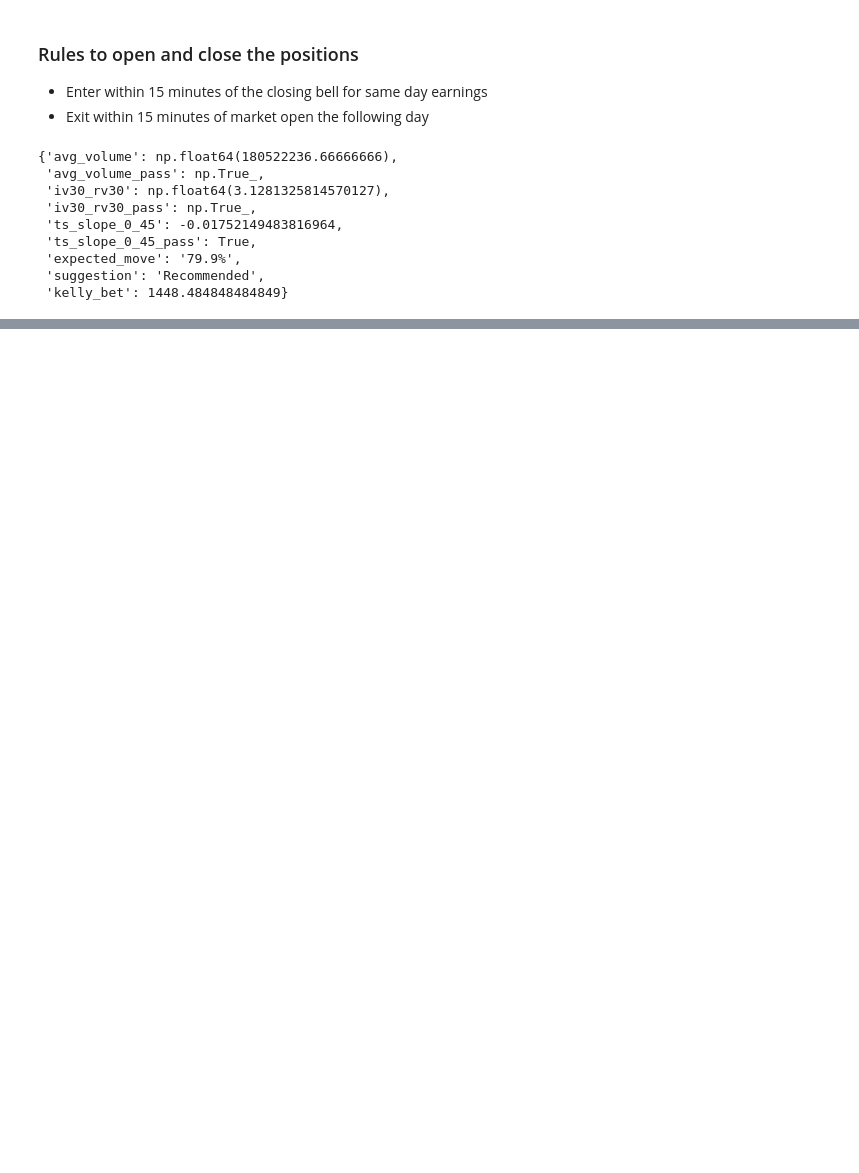
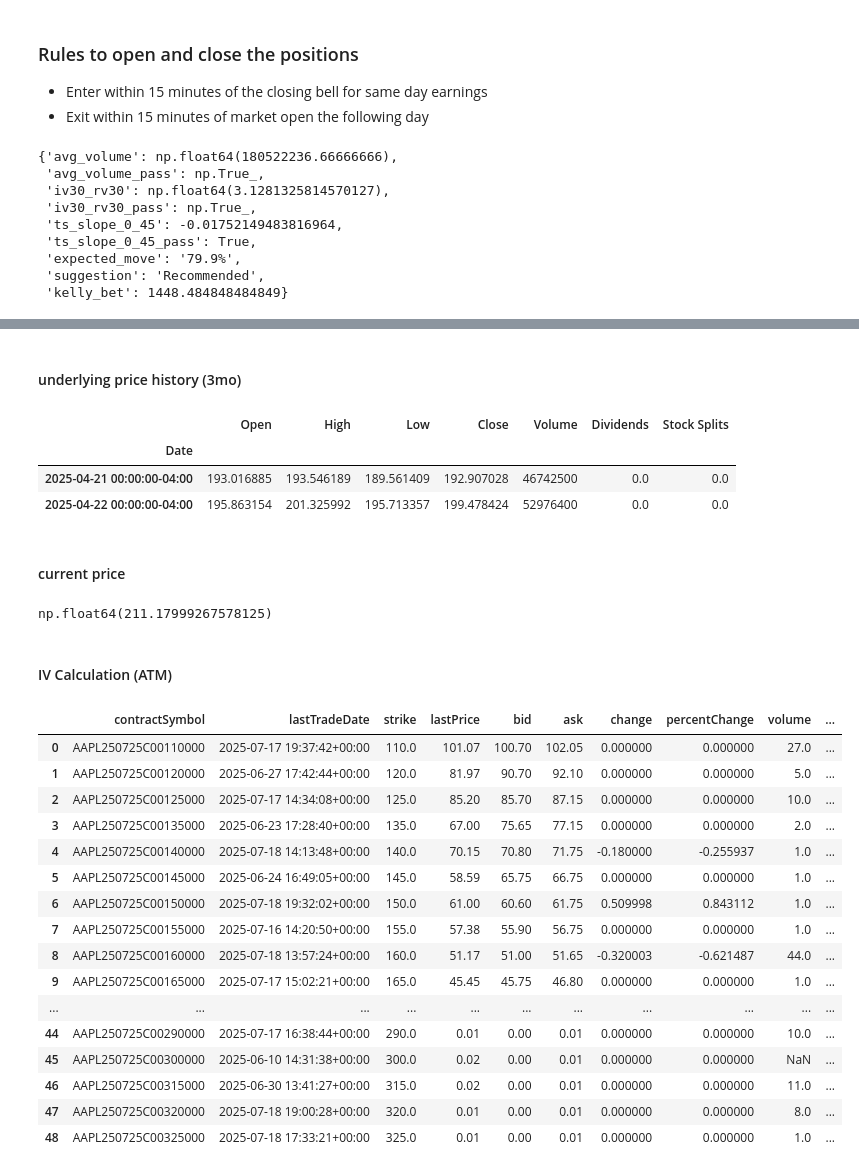
Before and after one commit to melgazar9/youtube-earnings-IV-crush-strategy, a Jupyter notebook: iv_crush_earnings_calculator.ipynb, the cells around one changed output, grey strips where cells are left out. Cells and saved outputs as stored; diff of their text form; code cells hidden in the pictures; blank space fills up the shorter version.

```diff
--- a/iv_crush_earnings_calculator.ipynb
+++ b/iv_crush_earnings_calculator.ipynb
@@ -312,0 +297,5 @@ compute_recommendation('NVDA')
+# %%
+ticker = "AAPL"
+min_avg_30d_volume=1500000
+min_iv30_rv30=2.0
+max_ts_slope_0_45=-0.0075
@@ -312,0 +304,13 @@ compute_recommendation('NVDA')
+# %%
+ticker = ticker.strip().upper()
+if not ticker:
+    raise "No stock symbol provided."
+
+try:
+    stock = yf.Ticker(ticker)
+    if len(stock.options) == 0:
+        raise KeyError()
+except KeyError:
+    raise f"Error: No options found for stock symbol '{ticker}'."
+
+stock
@@ -312,0 +321,8 @@ compute_recommendation('NVDA')
+# %%
+exp_dates = list(stock.options)
+print(f"orig: {exp_dates}")
+try:
+    exp_dates = filter_dates(exp_dates)
+    print(f"filtered: {exp_dates}")
+except:
+    raise "Error: Not enough option data."
@@ -312,0 +334,7 @@ compute_recommendation('NVDA')
+# %%
+%%time
+
+options_chains = {}
+for exp_date in exp_dates:
+    options_chains[exp_date] = stock.option_chain(exp_date)
+options_chains
@@ -312,0 +361,46 @@ compute_recommendation('NVDA')
+# %% [markdown]
+#### underlying price history (3mo)
+# %%
+df_price_history = stock.history(period='3mo')
+df_price_history = df_price_history.sort_index()
+df_price_history.head(2)
+# %% [output]
+|  | Open | High | Low | Close | Volume | Dividends | Stock Splits |
+| Date |  |  |  |  |  |  |  |
+| 2025-04-21 00:00:00-04:00 | 193.016885 | 193.546189 | 189.561409 | 192.907028 | 46742500 | 0.0 | 0.0 |
+| 2025-04-22 00:00:00-04:00 | 195.863154 | 201.325992 | 195.713357 | 199.478424 | 52976400 | 0.0 | 0.0 |
+# %% [markdown]
+#### current price
+# %%
+try:
+    underlying_price = get_current_price(df_price_history)
+    if underlying_price is None:
+        raise ValueError("No market price found.")
+except Exception:
+    raise "Error: Unable to retrieve underlying stock price."
+
+underlying_price
+# %% [output]
+np.float64(211.17999267578125)
+# %% [markdown]
+#### IV Calculation (ATM)
+# %%
+options_chains['2025-07-25'].calls
+# %% [output]
+|  | contractSymbol | lastTradeDate | strike | lastPrice | bid | ask | change | percentChange | volume | ... |
+| 0 | AAPL250725C00110000 | 2025-07-17 19:37:42+00:00 | 110.0 | 101.07 | 100.70 | 102.05 | 0.000000 | 0.000000 | 27.0 | ... |
+| 1 | AAPL250725C00120000 | 2025-06-27 17:42:44+00:00 | 120.0 | 81.97 | 90.70 | 92.10 | 0.000000 | 0.000000 | 5.0 | ... |
+| 2 | AAPL250725C00125000 | 2025-07-17 14:34:08+00:00 | 125.0 | 85.20 | 85.70 | 87.15 | 0.000000 | 0.000000 | 10.0 | ... |
+| 3 | AAPL250725C00135000 | 2025-06-23 17:28:40+00:00 | 135.0 | 67.00 | 75.65 | 77.15 | 0.000000 | 0.000000 | 2.0 | ... |
+| 4 | AAPL250725C00140000 | 2025-07-18 14:13:48+00:00 | 140.0 | 70.15 | 70.80 | 71.75 | -0.180000 | -0.255937 | 1.0 | ... |
+| 5 | AAPL250725C00145000 | 2025-06-24 16:49:05+00:00 | 145.0 | 58.59 | 65.75 | 66.75 | 0.000000 | 0.000000 | 1.0 | ... |
+| 6 | AAPL250725C00150000 | 2025-07-18 19:32:02+00:00 | 150.0 | 61.00 | 60.60 | 61.75 | 0.509998 | 0.843112 | 1.0 | ... |
+| 7 | AAPL250725C00155000 | 2025-07-16 14:20:50+00:00 | 155.0 | 57.38 | 55.90 | 56.75 | 0.000000 | 0.000000 | 1.0 | ... |
+| 8 | AAPL250725C00160000 | 2025-07-18 13:57:24+00:00 | 160.0 | 51.17 | 51.00 | 51.65 | -0.320003 | -0.621487 | 44.0 | ... |
+| 9 | AAPL250725C00165000 | 2025-07-17 15:02:21+00:00 | 165.0 | 45.45 | 45.75 | 46.80 | 0.000000 | 0.000000 | 1.0 | ... |
+| ... | ... | ... | ... | ... | ... | ... | ... | ... | ... | ... |
+| 44 | AAPL250725C00290000 | 2025-07-17 16:38:44+00:00 | 290.0 | 0.01 | 0.00 | 0.01 | 0.000000 | 0.000000 | 10.0 | ... |
+| 45 | AAPL250725C00300000 | 2025-06-10 14:31:38+00:00 | 300.0 | 0.02 | 0.00 | 0.01 | 0.000000 | 0.000000 | NaN | ... |
+| 46 | AAPL250725C00315000 | 2025-06-30 13:41:27+00:00 | 315.0 | 0.02 | 0.00 | 0.01 | 0.000000 | 0.000000 | 11.0 | ... |
+| 47 | AAPL250725C00320000 | 2025-07-18 19:00:28+00:00 | 320.0 | 0.01 | 0.00 | 0.01 | 0.000000 | 0.000000 | 8.0 | ... |
+| 48 | AAPL250725C00325000 | 2025-07-18 17:33:21+00:00 | 325.0 | 0.01 | 0.00 | 0.01 | 0.000000 | 0.000000 | 1.0 | ... |
```
Also changed, not shown: parts of 18 cells of this notebook, 1 other file.
